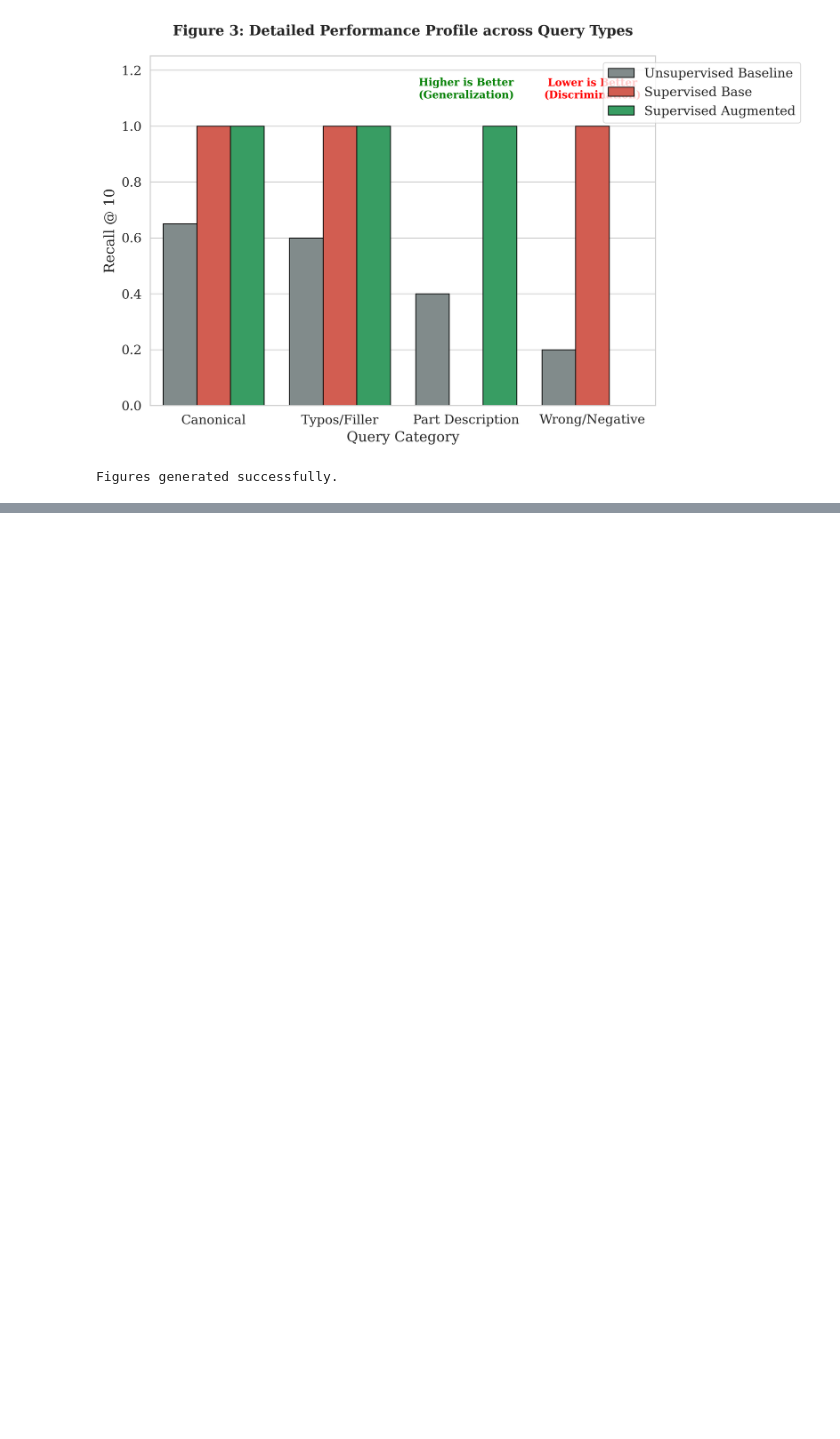
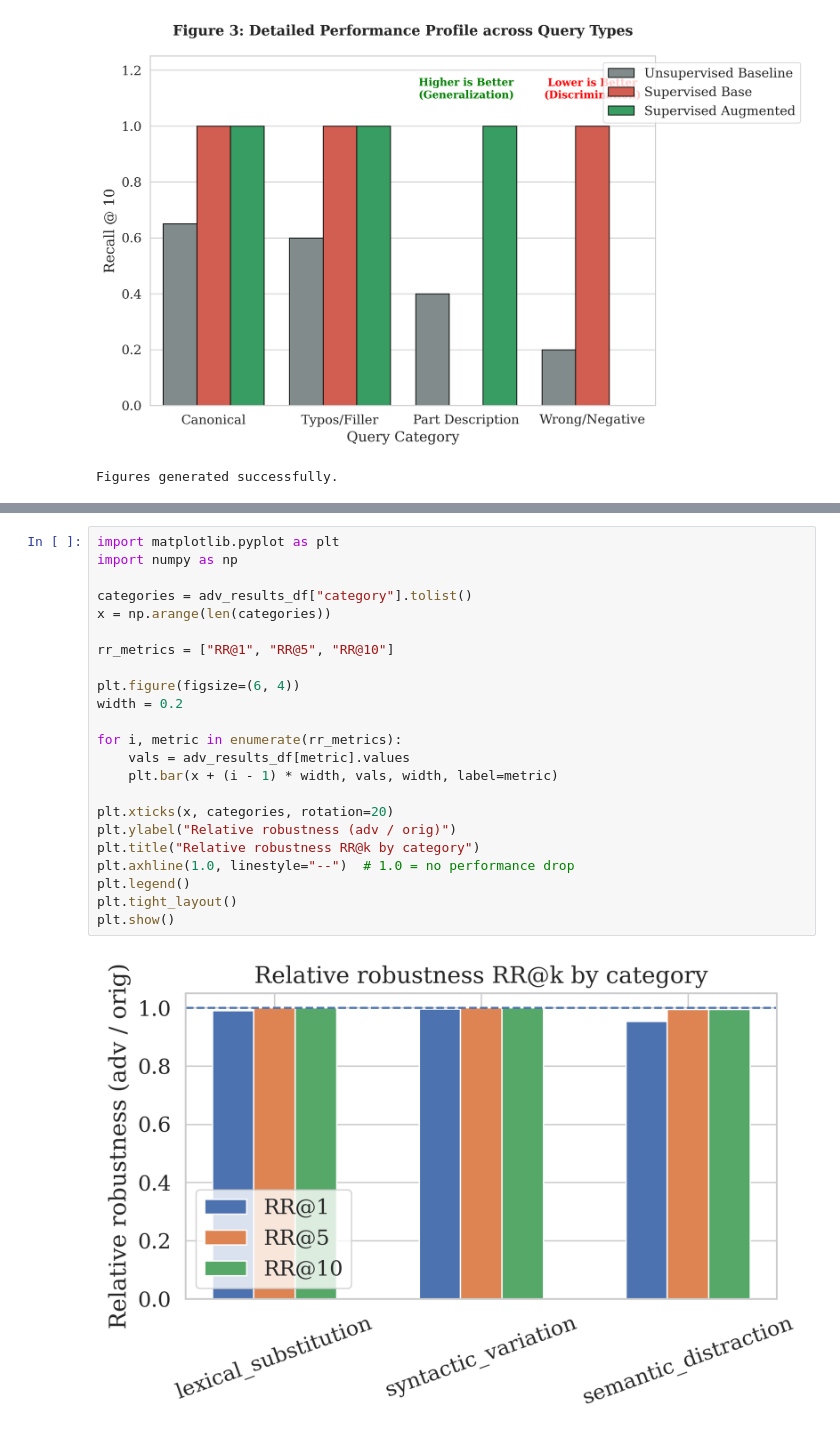
Before and after one commit to AdamRolander/3D-Asset-Retrieval, a Jupyter notebook: eval/eval.ipynb, the cells around one changed output, grey strips where cells are left out. Saved outputs shown, nothing was run; the diff lists cells and outputs as text; blank space fills up the shorter version.

```diff
--- a/eval/eval.ipynb
+++ b/eval/eval.ipynb
@@ -1191,0 +1456,25 @@ Figures generated successfully.
+# %%
+import matplotlib.pyplot as plt
+import numpy as np
+
+categories = adv_results_df["category"].tolist()
+x = np.arange(len(categories))
+
+rr_metrics = ["RR@1", "RR@5", "RR@10"]
+
+plt.figure(figsize=(6, 4))
+width = 0.2
+
+for i, metric in enumerate(rr_metrics):
+    vals = adv_results_df[metric].values
+    plt.bar(x + (i - 1) * width, vals, width, label=metric)
+
+plt.xticks(x, categories, rotation=20)
+plt.ylabel("Relative robustness (adv / orig)")
+plt.title("Relative robustness RR@k by category")
+plt.axhline(1.0, linestyle="--")  # 1.0 = no performance drop
+plt.legend()
+plt.tight_layout()
+plt.show()
+# %% [output]
+[figure, added]
```
Also changed, not shown: parts of 7 cells of this notebook, 2 other files.
